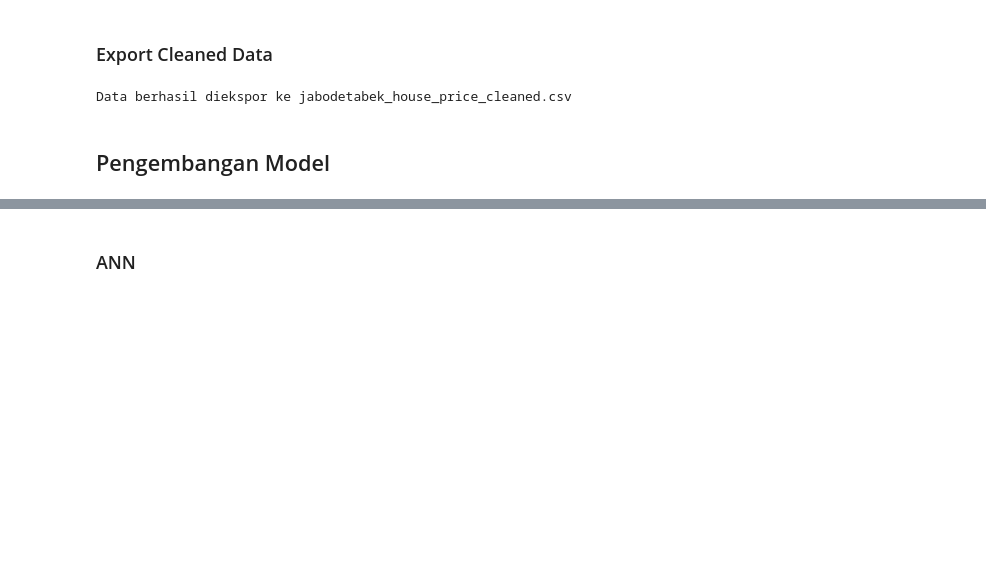
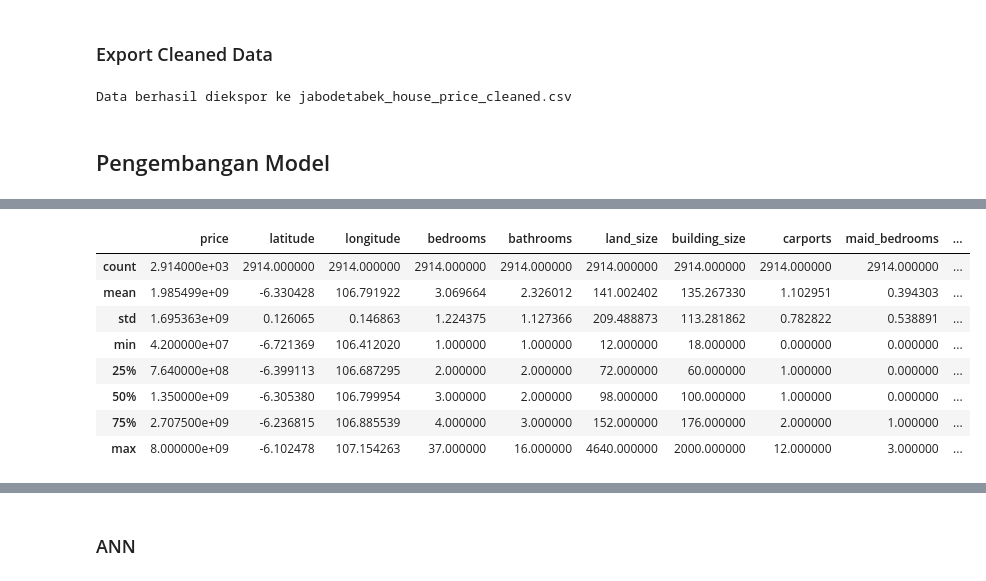
Before and after one commit to MuhGhifari/Prediksi-Harga-Rumah-Jabodetabek, a Jupyter notebook: PrediksiHargaRumahJabodetabek.ipynb, the cells around one changed output, grey strips where cells are left out. Cells and saved outputs as stored; diff of their text form; code cells hidden in the pictures; blank space fills up the shorter version.

```diff
--- a/PrediksiHargaRumahJabodetabek.ipynb
+++ b/PrediksiHargaRumahJabodetabek.ipynb
@@ -302,5 +381,4 @@ Data berhasil diekspor ke jabodetabek_house_price_cleaned.csv
 # %% [markdown]
 ## Pengembangan Model
 # %%
-data = pd.read_csv('jabodetabek_house_price_cleaned.csv')
-data.head()
+df = pd.read_csv('jabodetabek_house_price_cleaned.csv')
@@ -315,0 +414,12 @@ data.head()
+# %%
+data.describe()
+# %% [output]
+|  | price | latitude | longitude | bedrooms | bathrooms | land_size | building_size | carports | maid_bedrooms | ... |
+| count | 2.914000e+03 | 2914.000000 | 2914.000000 | 2914.000000 | 2914.000000 | 2914.000000 | 2914.000000 | 2914.000000 | 2914.000000 | ... |
+| mean | 1.985499e+09 | -6.330428 | 106.791922 | 3.069664 | 2.326012 | 141.002402 | 135.267330 | 1.102951 | 0.394303 | ... |
+| std | 1.695363e+09 | 0.126065 | 0.146863 | 1.224375 | 1.127366 | 209.488873 | 113.281862 | 0.782822 | 0.538891 | ... |
+| min | 4.200000e+07 | -6.721369 | 106.412020 | 1.000000 | 1.000000 | 12.000000 | 18.000000 | 0.000000 | 0.000000 | ... |
+| 25% | 7.640000e+08 | -6.399113 | 106.687295 | 2.000000 | 2.000000 | 72.000000 | 60.000000 | 1.000000 | 0.000000 | ... |
+| 50% | 1.350000e+09 | -6.305380 | 106.799954 | 3.000000 | 2.000000 | 98.000000 | 100.000000 | 1.000000 | 0.000000 | ... |
+| 75% | 2.707500e+09 | -6.236815 | 106.885539 | 4.000000 | 3.000000 | 152.000000 | 176.000000 | 2.000000 | 1.000000 | ... |
+| max | 8.000000e+09 | -6.102478 | 107.154263 | 37.000000 | 16.000000 | 4640.000000 | 2000.000000 | 12.000000 | 3.000000 | ... |
```
Also changed, not shown: parts of 34 cells of this notebook, 1 other file.
